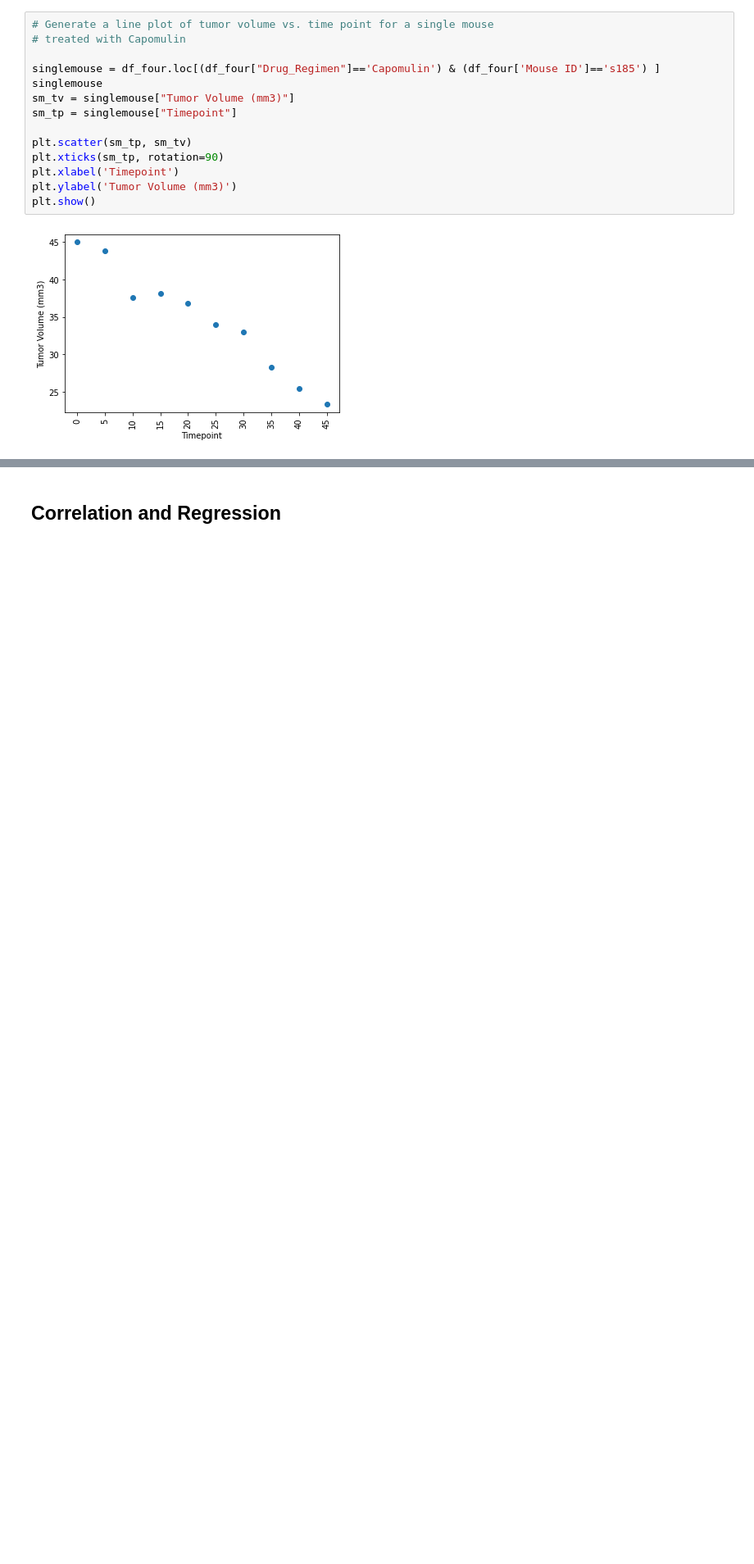
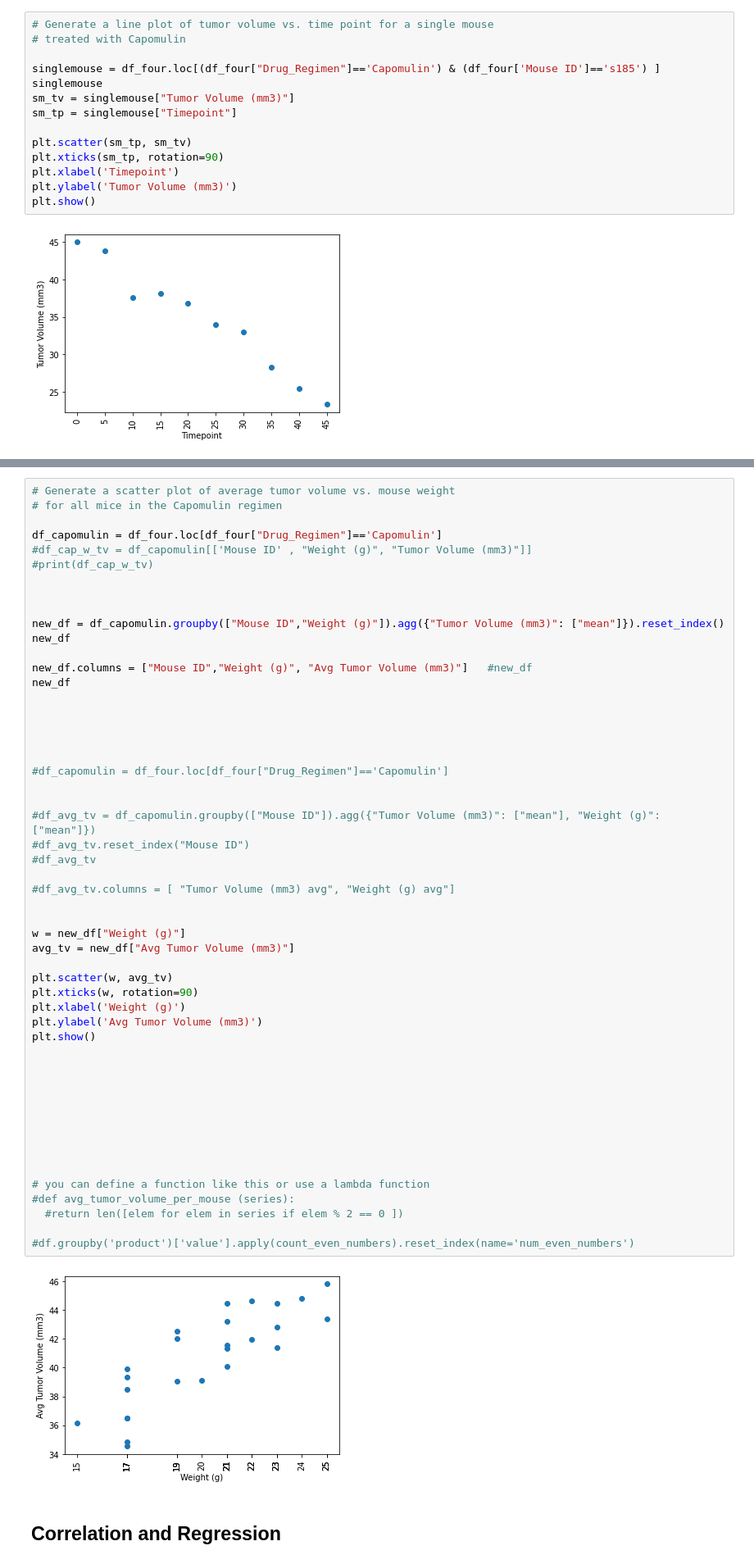
Before and after one commit to bregan78/Matplotlib, a Jupyter notebook: pymaceuticals.ipynb, the cells around one changed output, grey strips where cells are left out. Shown: that part at 82% size. Saved outputs shown, nothing was run; the diff lists cells and outputs as text; blank space fills up the shorter version.

```diff
--- a/pymaceuticals.ipynb
+++ b/pymaceuticals.ipynb
@@ -417,2 +419,56 @@ plt.show()
+# %%
+# Generate a scatter plot of average tumor volume vs. mouse weight
+# for all mice in the Capomulin regimen
+
+df_capomulin = df_four.loc[df_four["Drug_Regimen"]=='Capomulin']
+#df_cap_w_tv = df_capomulin[['Mouse ID' , "Weight (g)", "Tumor Volume (mm3)"]]
+#print(df_cap_w_tv)
+
+
+
+new_df = df_capomulin.groupby(["Mouse ID","Weight (g)"]).agg({"Tumor Volume (mm3)": ["mean"]}).reset_index()
+new_df
+
+new_df.columns = ["Mouse ID","Weight (g)", "Avg Tumor Volume (mm3)"]   #new_df
+new_df
+
+
+
+
+
+#df_capomulin = df_four.loc[df_four["Drug_Regimen"]=='Capomulin']
+
+
+#df_avg_tv = df_capomulin.groupby(["Mouse ID"]).agg({"Tumor Volume (mm3)": ["mean"], "Weight (g)": ["mean"]})
+#df_avg_tv.reset_index("Mouse ID")
+#df_avg_tv
+
+#df_avg_tv.columns = [ "Tumor Volume (mm3) avg", "Weight (g) avg"]
+
+
+w = new_df["Weight (g)"]
+avg_tv = new_df["Avg Tumor Volume (mm3)"]
+
+plt.scatter(w, avg_tv)
+plt.xticks(w, rotation=90)
+plt.xlabel('Weight (g)')
+plt.ylabel('Avg Tumor Volume (mm3)')
+plt.show()
+
+
+
+
+
+
+
+
+
+# you can define a function like this or use a lambda function
+#def avg_tumor_volume_per_mouse (series):
+  #return len([elem for elem in series if elem % 2 == 0 ])
+
+#df.groupby('product')['value'].apply(count_even_numbers).reset_index(name='num_even_numbers')
+# %% [output]
+[figure, added]
 # %% [markdown]
 ## Correlation and Regression
```
Also changed, not shown: parts of 4 cells of this notebook.
